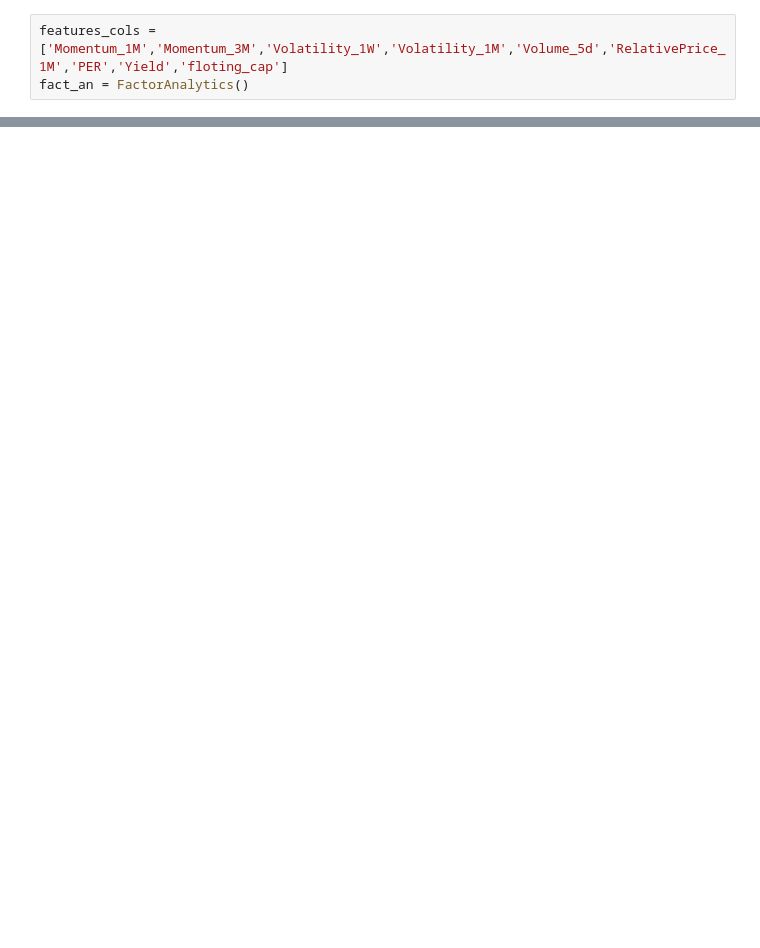
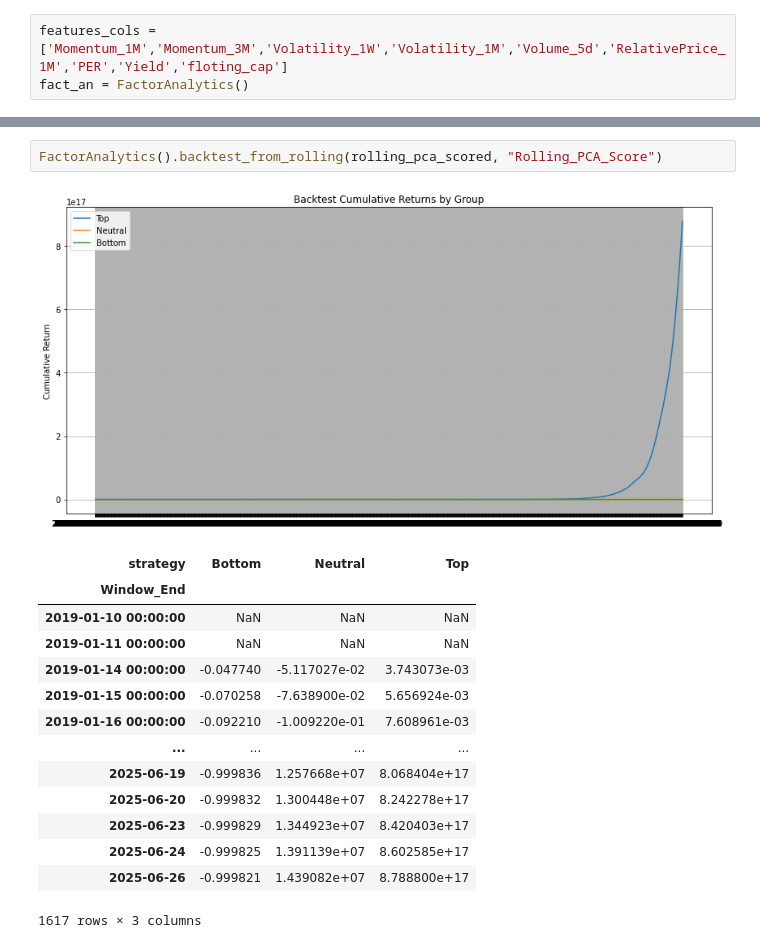
Before and after one commit to Lanzeni777/BPALS, a Jupyter notebook: NoteBooks/Classes.ipynb, the cells around one changed output, grey strips where cells are left out. Saved outputs shown, nothing was run; the diff lists cells and outputs as text; blank space fills up the shorter version.

```diff
--- a/NoteBooks/Classes.ipynb
+++ b/NoteBooks/Classes.ipynb
@@ -63,0 +179,18 @@ kl_db.execute_query(q)
+# %%
+FactorAnalytics().backtest_from_rolling(rolling_pca_scored, "Rolling_PCA_Score")
+# %% [output]
+[figure, added]
+| strategy | Bottom | Neutral | Top |
+| Window_End |  |  |  |
+| 2019-01-10 00:00:00 | NaN | NaN | NaN |
+| 2019-01-11 00:00:00 | NaN | NaN | NaN |
+| 2019-01-14 00:00:00 | -0.047740 | -5.117027e-02 | 3.743073e-03 |
+| 2019-01-15 00:00:00 | -0.070258 | -7.638900e-02 | 5.656924e-03 |
+| 2019-01-16 00:00:00 | -0.092210 | -1.009220e-01 | 7.608961e-03 |
+| ... | ... | ... | ... |
+| 2025-06-19 | -0.999836 | 1.257668e+07 | 8.068404e+17 |
+| 2025-06-20 | -0.999832 | 1.300448e+07 | 8.242278e+17 |
+| 2025-06-23 | -0.999829 | 1.344923e+07 | 8.420403e+17 |
+| 2025-06-24 | -0.999825 | 1.391139e+07 | 8.602585e+17 |
+| 2025-06-26 | -0.999821 | 1.439082e+07 | 8.788800e+17 |
+1617 rows × 3 columns
```
Also changed, not shown: parts of 47 cells of this notebook, 8 other files.
